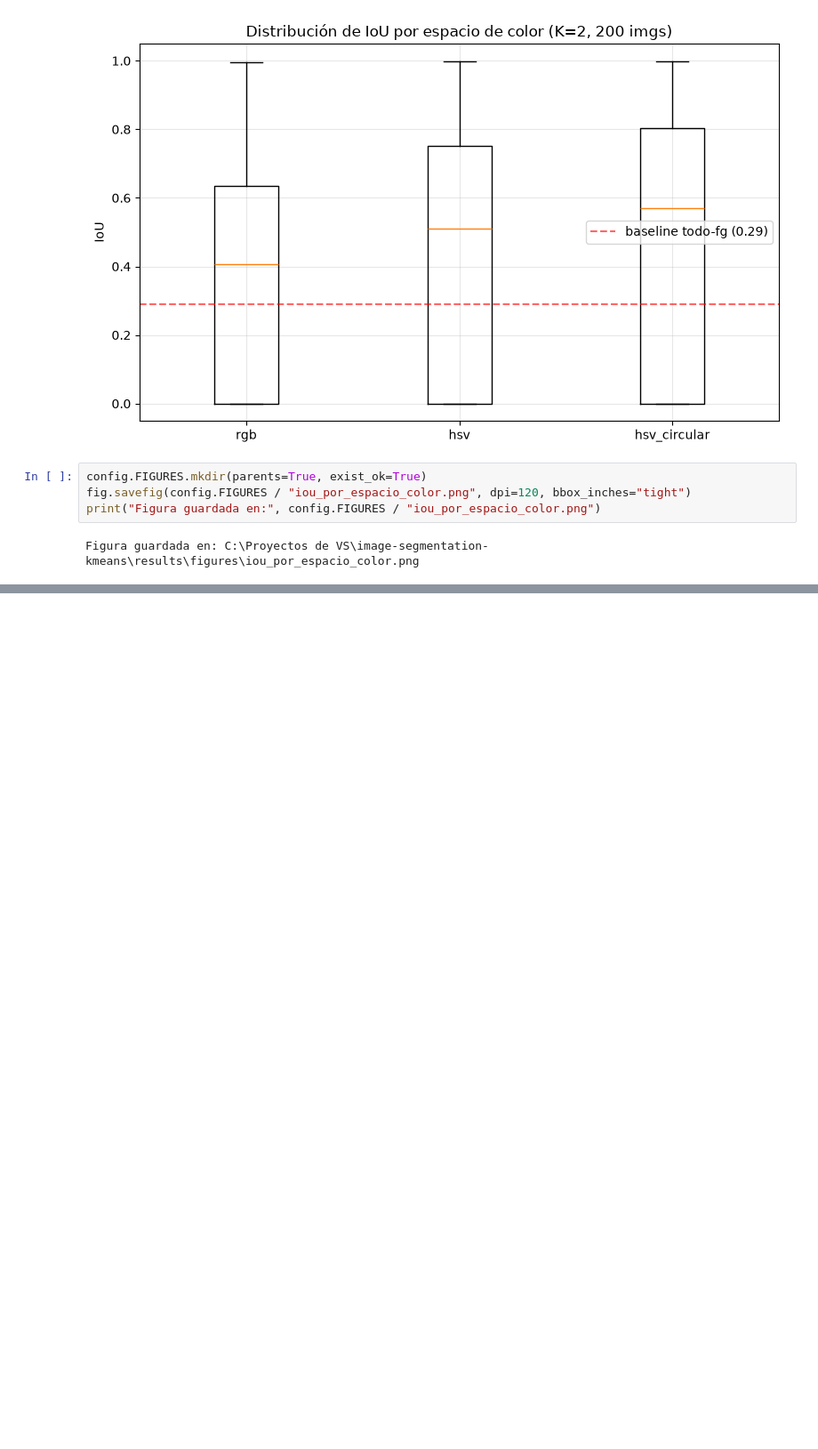
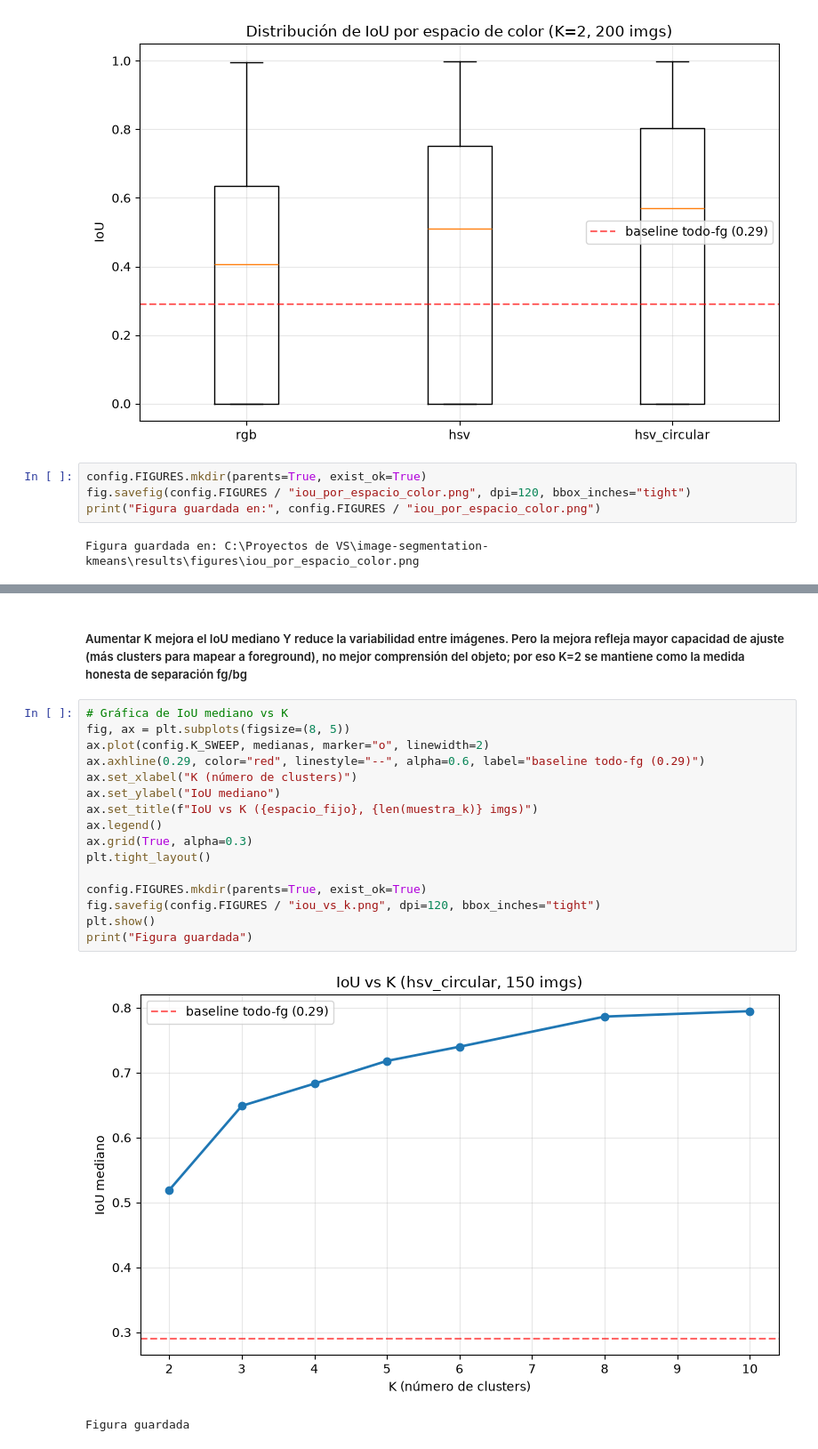
Before and after one commit to EMIL1OCR9/image-segmentation-kmeans, a Jupyter notebook: notebooks/03_evaluation.ipynb, the cells around one changed output, grey strips where cells are left out. Shown at 89% size. Drawn from its saved outputs; the diff is of its cells as text; blank space fills up the shorter version.

Commit message:
Notebook 03: experimento de K a escala + figura IoU vs K

```diff
--- a/notebooks/03_evaluation.ipynb
+++ b/notebooks/03_evaluation.ipynb
@@ -172,0 +223,21 @@ Figura guardada en: C:\Proyectos de VS\image-segmentation-kmeans\results\figures
+# %% [markdown]
+##### Aumentar K mejora el IoU mediano Y reduce la variabilidad entre imágenes. Pero la mejora refleja mayor capacidad de ajuste (más clusters para mapear a foreground), no mejor comprensión del objeto; por eso K=2 se mantiene como la medida honesta de separación fg/bg
+# %%
+# Gráfica de IoU mediano vs K
+fig, ax = plt.subplots(figsize=(8, 5))
+ax.plot(config.K_SWEEP, medianas, marker="o", linewidth=2)
+ax.axhline(0.29, color="red", linestyle="--", alpha=0.6, label="baseline todo-fg (0.29)")
+ax.set_xlabel("K (número de clusters)")
+ax.set_ylabel("IoU mediano")
+ax.set_title(f"IoU vs K ({espacio_fijo}, {len(muestra_k)} imgs)")
+ax.legend()
+ax.grid(True, alpha=0.3)
+plt.tight_layout()
+
+config.FIGURES.mkdir(parents=True, exist_ok=True)
+fig.savefig(config.FIGURES / "iou_vs_k.png", dpi=120, bbox_inches="tight")
+plt.show()
+print("Figura guardada")
+# %% [output]
+[figure, added]
+Figura guardada
```
Also changed, not shown: parts of 2 cells of this notebook.
